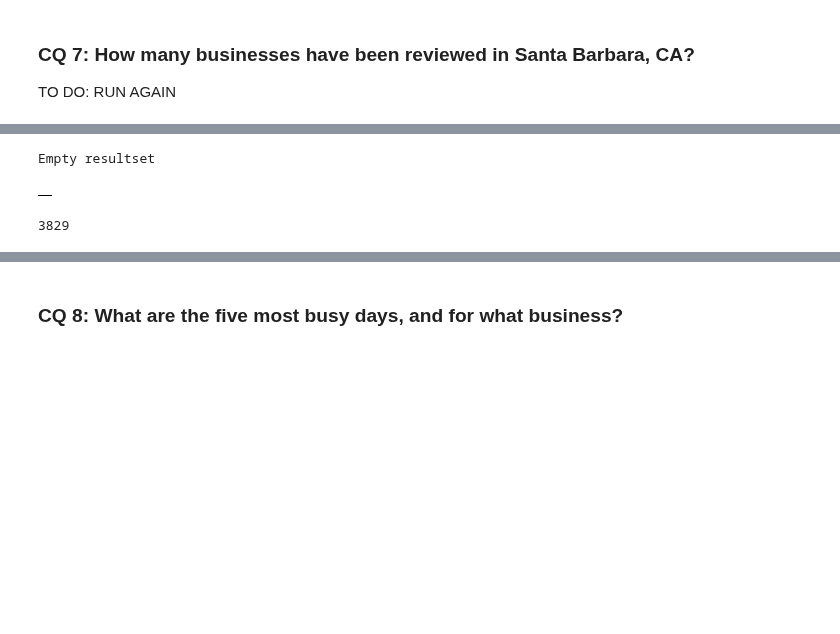
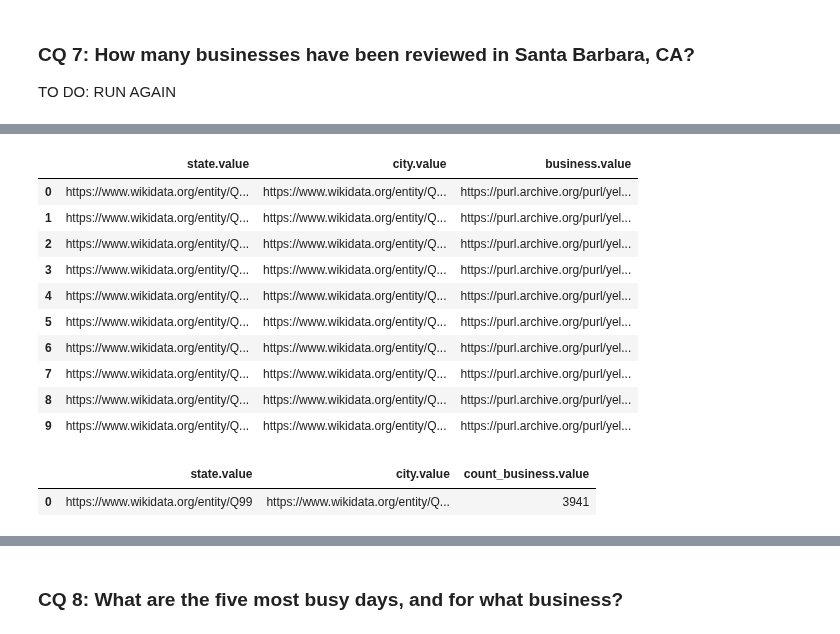
Before and after one commit to christiannielsen98/DVML-P7, a Jupyter notebook: Code/CompetencyQuestions/yelp_competency_question.ipynb, the cells around one changed output, grey strips where cells are left out. Cells and saved outputs as stored; diff of their text form; code cells hidden in the pictures; blank space fills up the shorter version.

```diff
--- a/Code/CompetencyQuestions/yelp_competency_question.ipynb
+++ b/Code/CompetencyQuestions/yelp_competency_question.ipynb
@@ -169,20 +193,50 @@ TO DO: RUN AGAIN
 # %%
 sparql_query = """
-SELECT ?state ?city COUNT(?business) AS ?count_business
+SELECT ?state ?city ?business
 WHERE {
-    ?business rdfs:Class schema:LocalBusiness .
     ?business schema:location ?city .
     ?city rdfs:label ?city_name .
-    ?city yelpont:location ?state .
-    VALUES ?city_name{'Santa Barbara'} .
+    ?city wd:P131 ?state .
+    VALUES ?city_name{'Santa Barbara'^^xsd:string} .
 }
 GROUP BY ?state ?city
 ORDER BY DESC(?count_business)
 LIMIT 10
 
 """
 
 run_query(query=sparql_query, as_dataframe=True)
 # %% [output]
-Empty resultset
-|  |
+|  | state.value | city.value | business.value |
+| 0 | https://www.wikidata.org/entity/Q... | https://www.wikidata.org/entity/Q... | https://purl.archive.org/purl/yel... |
+| 1 | https://www.wikidata.org/entity/Q... | https://www.wikidata.org/entity/Q... | https://purl.archive.org/purl/yel... |
+| 2 | https://www.wikidata.org/entity/Q... | https://www.wikidata.org/entity/Q... | https://purl.archive.org/purl/yel... |
+| 3 | https://www.wikidata.org/entity/Q... | https://www.wikidata.org/entity/Q... | https://purl.archive.org/purl/yel... |
+| 4 | https://www.wikidata.org/entity/Q... | https://www.wikidata.org/entity/Q... | https://purl.archive.org/purl/yel... |
+| 5 | https://www.wikidata.org/entity/Q... | https://www.wikidata.org/entity/Q... | https://purl.archive.org/purl/yel... |
+| 6 | https://www.wikidata.org/entity/Q... | https://www.wikidata.org/entity/Q... | https://purl.archive.org/purl/yel... |
+| 7 | https://www.wikidata.org/entity/Q... | https://www.wikidata.org/entity/Q... | https://purl.archive.org/purl/yel... |
+| 8 | https://www.wikidata.org/entity/Q... | https://www.wikidata.org/entity/Q... | https://purl.archive.org/purl/yel... |
+| 9 | https://www.wikidata.org/entity/Q... | https://www.wikidata.org/entity/Q... | https://purl.archive.org/purl/yel... |
+# %%
+sparql_query = """
+SELECT ?state ?city COUNT(?business) AS ?count_business
+WHERE {
+    ?business schema:location ?city .
+    ?city rdfs:label ?city_name .
+    ?city wd:P131 ?county .
+    ?county wd:P131 ?state .
+    ?state rdfs:label ?state_name .
+    VALUES ?city_name{'Santa Barbara'^^xsd:string} .
+    VALUES ?state_name{'California'^^xsd:string} .
+}
+GROUP BY ?state ?city
+ORDER BY DESC(?count_business)
+LIMIT 10
+
+"""
+
+run_query(query=sparql_query, as_dataframe=True)
+# %% [output]
+|  | state.value | city.value | count_business.value |
+| 0 | https://www.wikidata.org/entity/Q99 | https://www.wikidata.org/entity/Q... | 3941 |
@@ -189,5 +265,3 @@ Empty resultset
 # %%
 business_santa_barbara = business[business['city'] == "Santa Barbara"]
-len(business_santa_barbara)
+json_bid = business_santa_barbara['business_id']
-# %% [output]
-3829
```
Also changed, not shown: parts of 7 cells of this notebook, 5 other files.
